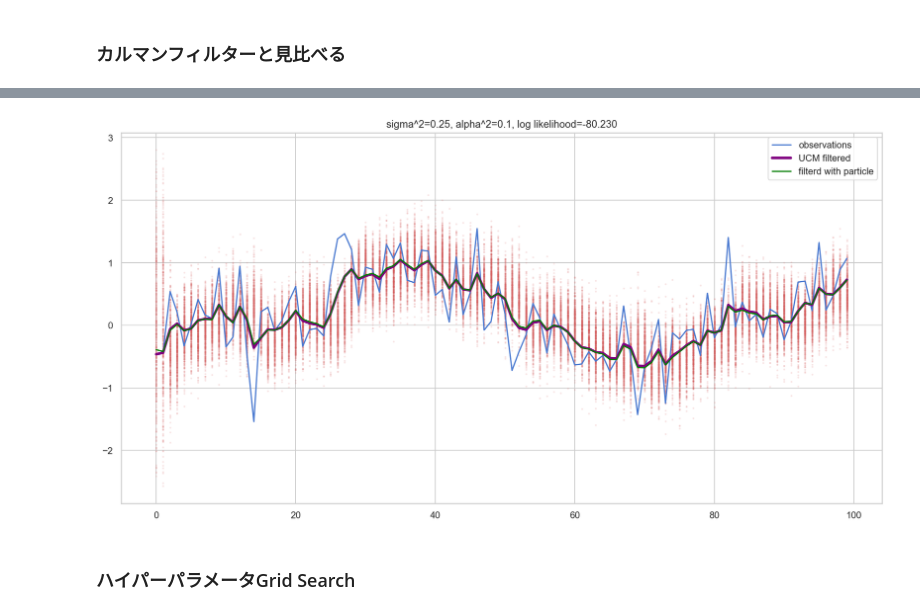
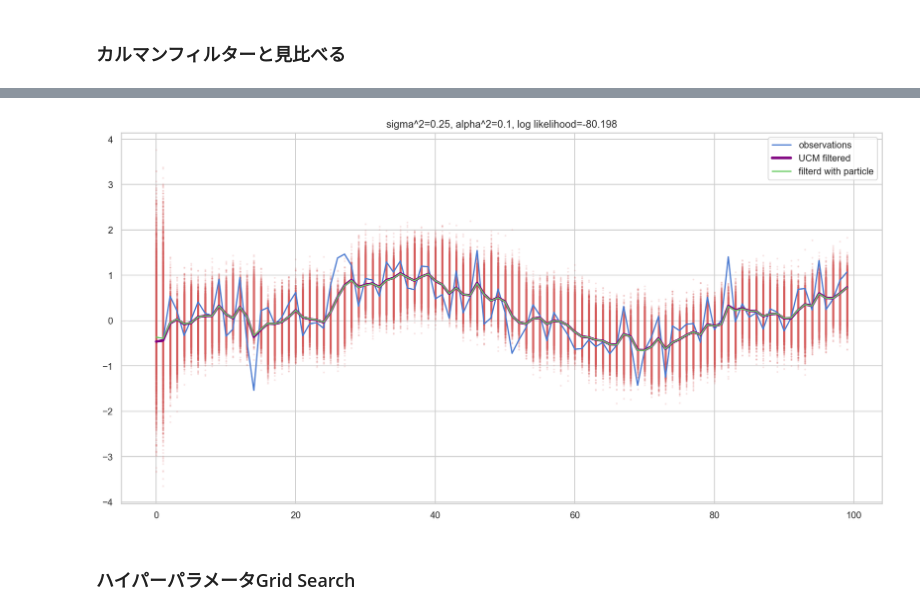
Before and after one commit to watabe951/Qiita_Contents, a Jupyter notebook: particle_filter/particle_filter_class.ipynb, the cells around one changed output, grey strips where cells are left out. Drawn from its saved outputs; the diff is of its cells as text; code cells hidden in the pictures.

```diff
--- a/particle_filter/particle_filter_class.ipynb
+++ b/particle_filter/particle_filter_class.ipynb
@@ -19,10 +47,10 @@ sns.set(style="whitegrid", palette="muted", color_codes=True)
 # %%
-# data url: http://daweb.ism.ac.jp/yosoku/
+# # data url: http://daweb.ism.ac.jp/yosoku/
 
-# 直接読み込む場合
-df = pd.read_csv("http://daweb.ism.ac.jp/yosoku/materials/PF-example-data.txt", header=None)
+# # 直接読み込む場合
+# df = pd.read_csv("http://daweb.ism.ac.jp/yosoku/materials/PF-example-data.txt", header=None)
 
-# 別途ダウンロードしてから取り込む場合
-#df = pd.read_csv("./data/PF-example-data.txt", header=None)
+# # 別途ダウンロードしてから取り込む場合
+# #df = pd.read_csv("./data/PF-example-data.txt", header=-1)
 
-df.columns = ["data"]
+# df.columns = ["data"]
@@ -154,10 +180,18 @@ class ParticleFilter(object):
 # %% [markdown]
 ### パーティクルフィルターによるフィルタリング
 # %%
-# ハイパーパラメーターの設定
+# ハイパーパラメーター
 a = -2
 b = -1
 
-n_particle = 10**2 * 5
+n_particle = 10**3 * 5
 sigma_2 = 2**a
 alpha_2 = 10**b
+length = 100
+# %%
+dataprocesser = NoisyDataProcesser(alpha_2,sigma_2,length)
+dataprocesser.process(save_data_path)
+noisy_obs = pd.read_csv(save_data_path + "noisy_obs.txt",header=None)
+truth_obs = pd.read_csv(save_data_path + "truth_obs.txt",header=None)
+noisy_obs.columns = ["data"]
+truth_obs.columns = ["data"]
@@ -164,3 +207,2 @@ alpha_2 = 10**b
 # %%
-#particle filter の初期化
-pf = ParticleFilter(df.data.values, n_particle, sigma_2, alpha_2)
+pf = ParticleFilter(noisy_obs.data.values, truth_obs.data.values, n_particle, sigma_2, alpha_2)
@@ -211,23 +255,20 @@ Warnings:
 # %%
 T = len(pf.y)
 
 plt.figure(figsize=(16,8))
+plt.plot(range(T), pf.y, label="observations")
 
-plt.plot(range(T), pf.y, label="observations")
 plt.plot(res_ll.filtered_state.reshape(res_ll.filtered_state.shape[1]), "purple", lw=3, label="UCM filtered")
-plt.plot(pf.get_filtered_value(), "green" ,label="filterd with particle")
-
+plt.plot(pf.get_filtered_value(), "g" ,label="filterd with particle")
 for t in range(T):
     plt.scatter(np.ones(pf.n_particle)*t, pf.x[t], color="r", s=2, alpha=0.1)
-
 plt.title("sigma^2={0}, alpha^2={1}, log likelihood={2:.3f}".format(pf.sigma_2,
                                                                     pf.alpha_2,
                                                                     pf.log_likelihood))
 plt.legend(loc="best")
-
 plt.show()
 # %% [output]
-[figure, old version]
+[figure, new version]
 # %% [markdown]
 ### ハイパーパラメータGrid Search
 # %%
```
Also changed, not shown: parts of 14 cells of this notebook, 8 other files.
